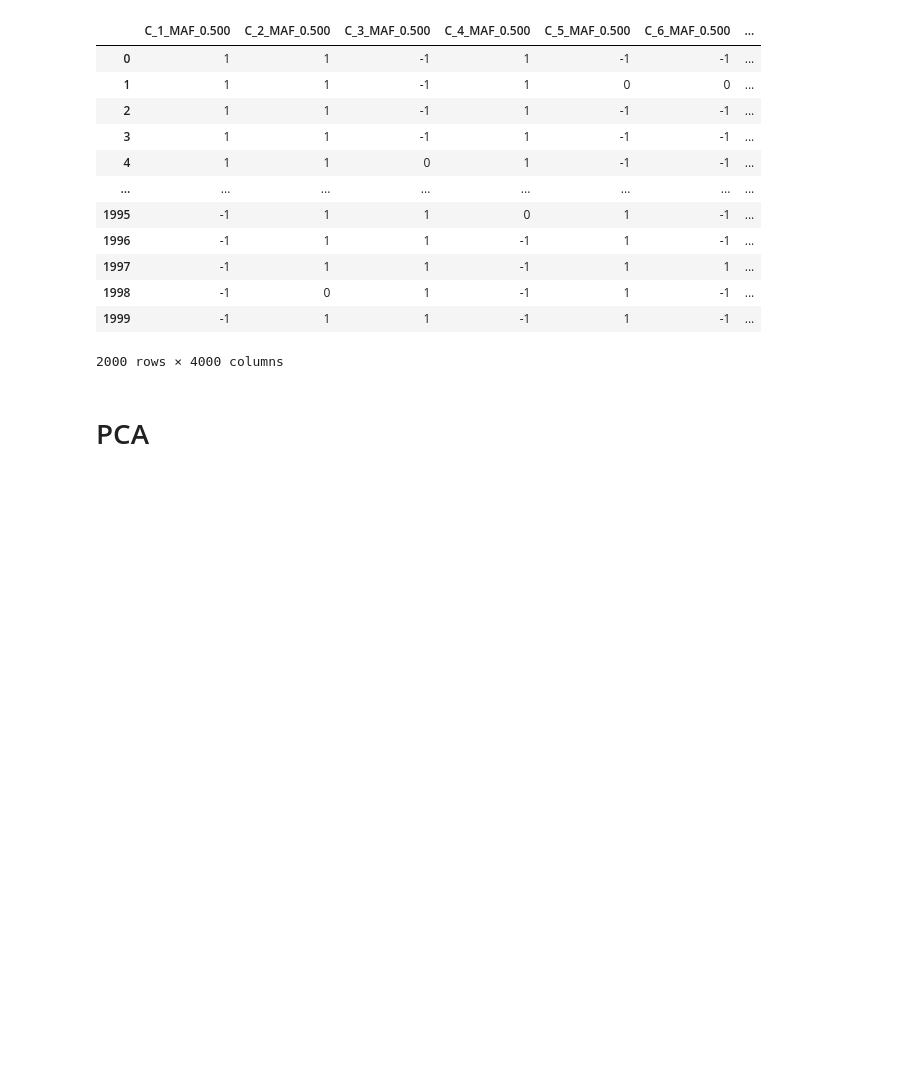
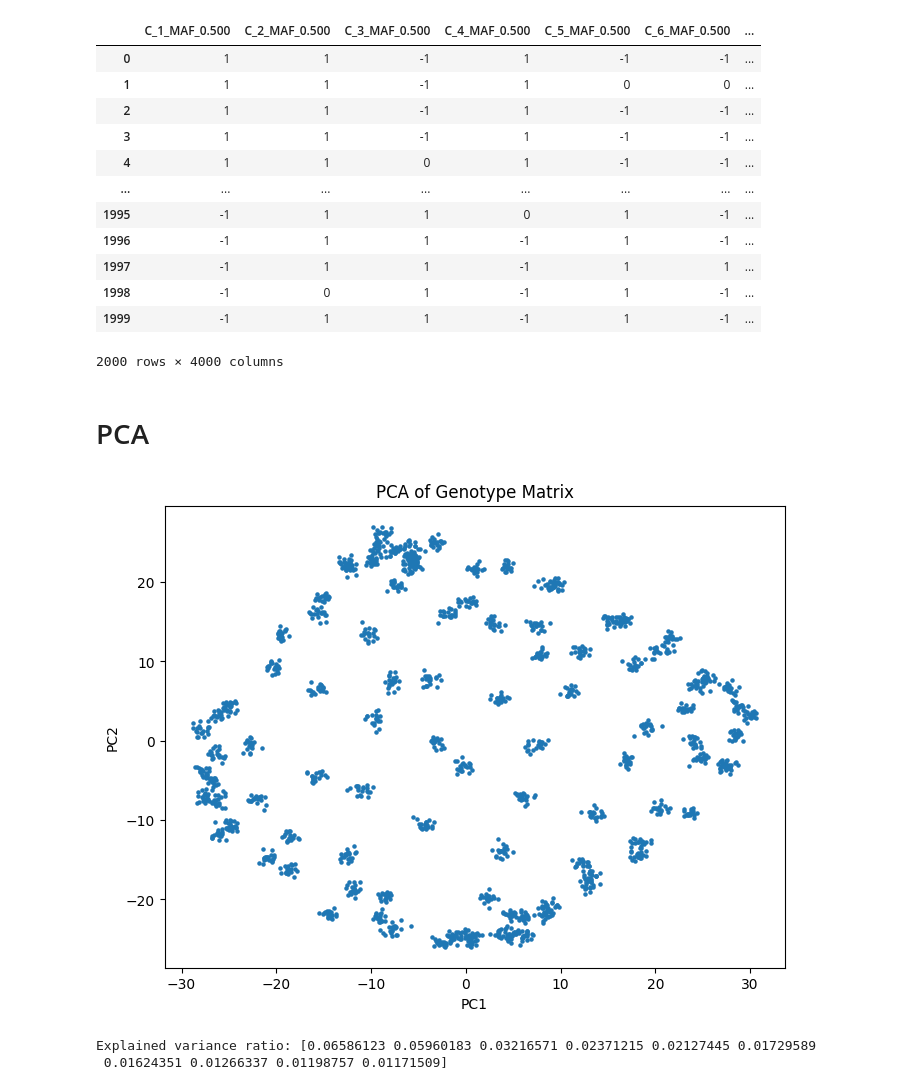
Before and after one commit to mat2m10/chasm, a Jupyter notebook: notebooks/coalescence_simulation_notebooks/03 correction through PCs.ipynb, the cells around one changed output. Saved outputs shown, nothing was run; the diff lists cells and outputs as text; code cells hidden in the pictures; blank space fills up the shorter version.

```diff
--- a/notebooks/coalescence_simulation_notebooks/03 correction through PCs.ipynb
+++ b/notebooks/coalescence_simulation_notebooks/03 correction through PCs.ipynb
@@ -104,3 +104,31 @@ pheno = pd.read_pickle(f"{path_pheno}/env_pheno.pkl")
 humans = pd.read_pickle(f"{path_pheno}/inbred_humans.pkl")
 # %% [markdown]
 # PCA
+# %%
+from sklearn.preprocessing import StandardScaler
+
+# Standardize each SNP (column): zero mean, unit variance
+scaler = StandardScaler()
+X_std = scaler.fit_transform(geno.values)
+# %%
+from sklearn.decomposition import PCA
+
+# Run PCA and extract, say, top 10 components
+pca = PCA(n_components=10)
+pcs = pca.fit_transform(X_std)
+# %%
+import matplotlib.pyplot as plt
+
+plt.figure(figsize=(8, 6))
+plt.scatter(pcs[:, 0], X_pcs[:, 1], s=5)
+plt.xlabel("PC1")
+plt.ylabel("PC2")
+plt.title("PCA of Genotype Matrix")
+plt.show()
+# %% [output]
+[figure, added]
+# %%
+print("Explained variance ratio:", pca.explained_variance_ratio_)
+# %% [output]
+Explained variance ratio: [0.06586123 0.05960183 0.03216571 0.02371215 0.02127445 0.01729589
+ 0.01624351 0.01266337 0.01198757 0.01171509]
```
Also changed, not shown: parts of 4 cells of this notebook, 1 other file.
